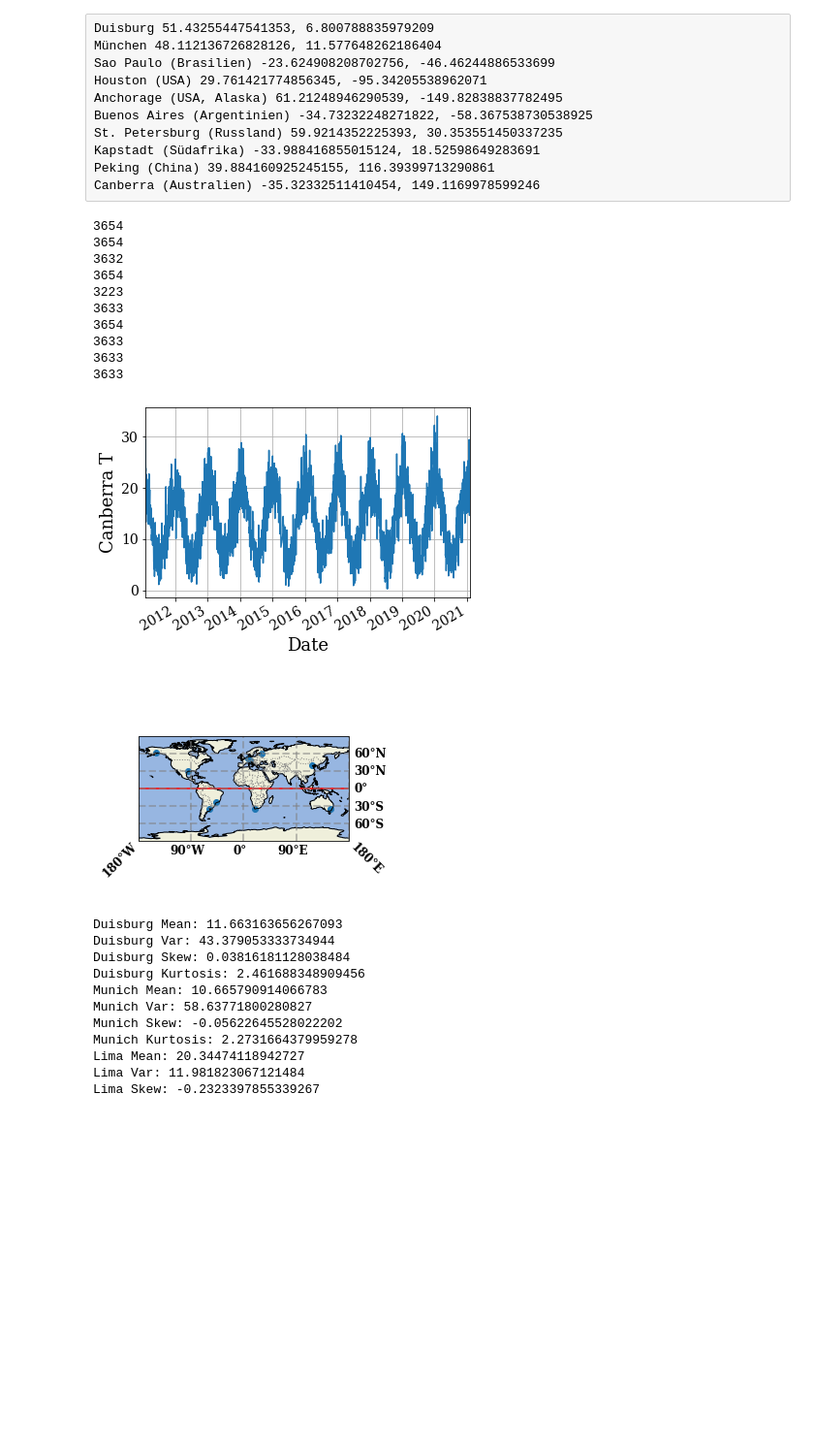
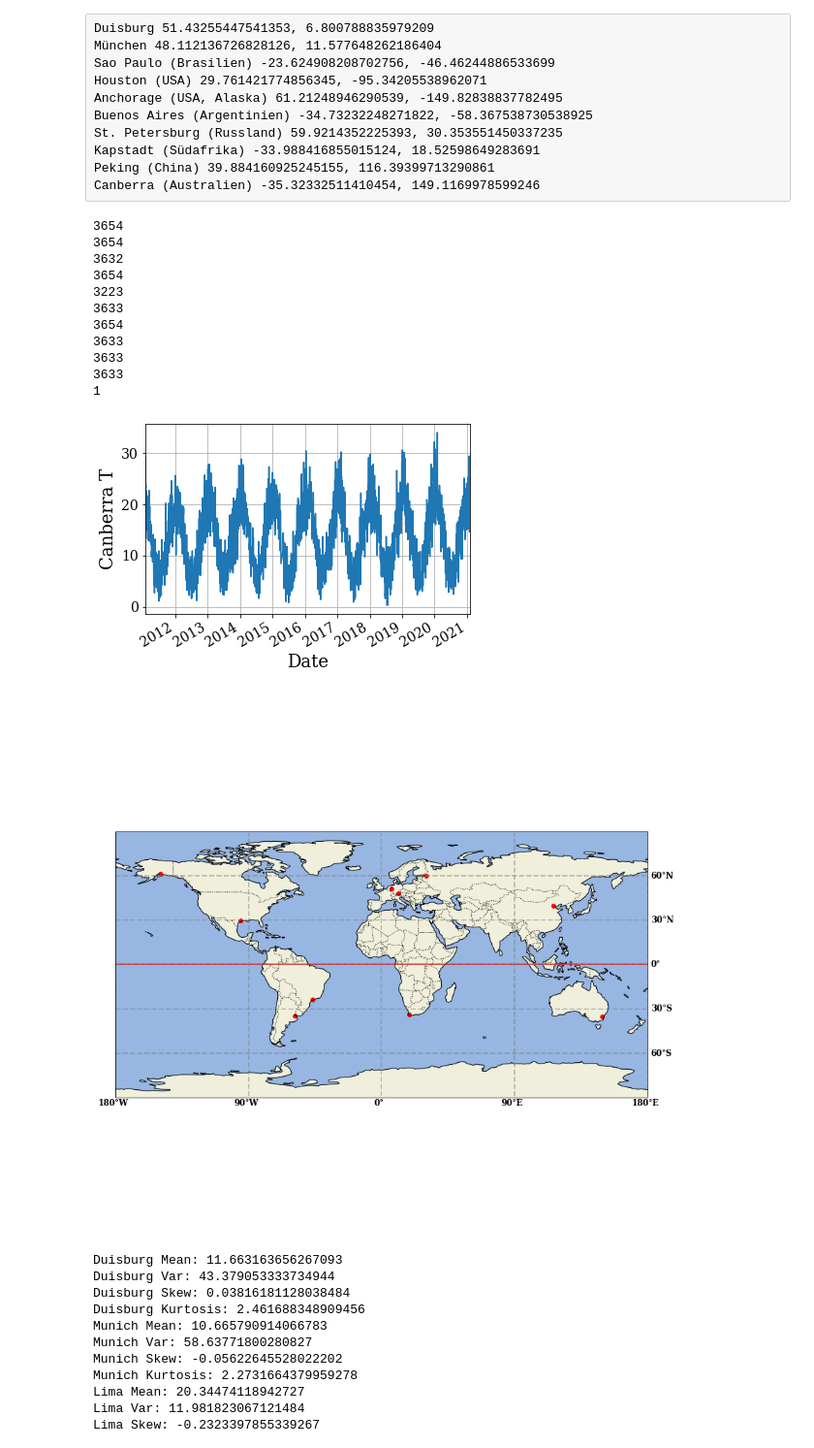
Before and after one commit to xSMSHP/FP_1_12, a Jupyter notebook: fp_versuch_1_12.ipynb, the cells around one changed output. Shown at 97% size. Drawn from its saved outputs; the diff is of its cells as text; code cells hidden in the pictures; blank space fills up the shorter version.

```diff
--- a/fp_versuch_1_12.ipynb
+++ b/fp_versuch_1_12.ipynb
@@ -698,7 +711,7 @@ Kapstadt (Südafrika) -33.988416855015124, 18.52598649283691
 Peking (China) 39.884160925245155, 116.39399713290861
 Canberra (Australien) -35.32332511410454, 149.1169978599246
 # %%
-locs = ['Duisburg', 'Munich', 'Lima', 'Houston', 'Anchorage', 'Buenos Aires', 'St. Petersburg', 'Capetown', 'Beijing', 'Canberra']
+locs = ['Duisburg', 'Munich', 'Sao Paulo', 'Houston', 'Anchorage', 'Buenos Aires', 'St. Petersburg', 'Capetown', 'Beijing', 'Canberra']
 stations = [Stations(lat = 51.43255447541353, lon = 6.800788835979209), Stations(lat = 48.112136726828126, lon = 11.577648262186404)]
 stations.append(Stations(lat = -23.624908208702756, lon = -46.46244886533699))
 stations.append(Stations(lat = 29.761421774856345, lon = -95.34205538962071))
@@ -722,7 +735,7 @@ for i, st in enumerate(stations):
         plt.yticks(fontname = 'DejaVu Serif', fontsize = 14)
         plt.xticks(fontname = 'DejaVu Serif', fontsize = 14)
         plt.autoscale(axis = 'x', tight = True) ; plt.grid(True)
-        plt.savefig('pics/3/series_canberra.png', dpi = 900, bbox_inches='tight')
+        plt.savefig('pics/3/series_canberra.png', dpi = 500, bbox_inches='tight')
         plt.show()
 # %% [output]
 3654
@@ -735,32 +748,35 @@ for i, st in enumerate(stations):
 3633
 3633
 3633
+1
 [figure]
 # %%
 lat = [51.43255447541353, 48.112136726828126, -23.624908208702756, 29.761421774856345, 61.21248946290539, -34.73232248271822, 59.9214352225393, -33.988416855015124, 39.884160925245155, -35.32332511410454]
 lon = [6.800788835979209, 11.577648262186404, -46.46244886533699, -95.34205538962071, -149.82838837782495, -58.367538730538925, 30.353551450337235, 18.52598649283691, 116.39399713290861, 149.1169978599246]
 
+fig = plt.figure(figsize = (20.4, 14.4))
+#fig.tight_layout()
 ax = plt.axes(projection = ccrs.PlateCarree())
 ax.add_feature(cpf.LAND)
 ax.add_feature(cpf.OCEAN)
 ax.add_feature(cpf.COASTLINE)
-ax.add_feature(cpf.BORDERS, linestyle=':', color = 'gray')
-ax.scatter(lon, lat, transform = ccrs.PlateCarree())
+ax.add_feature(cpf.BORDERS, linestyle=':')
+ax.scatter(lon, lat, transform = ccrs.PlateCarree(), color = 'red')
 plt.axis([-180, 180, -180, 180])
 plt.hlines(0, -180, 180, colors = 'r')
 
 gl = ax.gridlines(crs = ccrs.PlateCarree(), draw_labels=True, linewidth=2, color='gray', alpha=0.5, linestyle='--')
 gl.xlabels_top = False
 gl.ylabels_left = False
 gl.xlocator = mticker.FixedLocator([-180,-90, 0, 90, 180])
 gl.xformatter = LONGITUDE_FORMATTER
 gl.yformatter = LATITUDE_FORMATTER
 gl.xlabel_style = {'size': 12, 'fontname': 'DejaVu Serif', 'weight': 'bold'}
 gl.ylabel_style = {'size': 12, 'fontname': 'DejaVu Serif', 'weight': 'bold'}
-plt.savefig('pics/3/map.png', dpi = 900, bbox_inches='tight')
+plt.savefig('pics/3/map.png', dpi = 500, bbox_inches='tight')
 plt.show()
 # %% [output]
-[figure, old version]
+[figure, new version]
 # %%
 for i, st in enumerate(stations):
     station = st.fetch(1)
```
Also changed, not shown: parts of 27 cells of this notebook.
